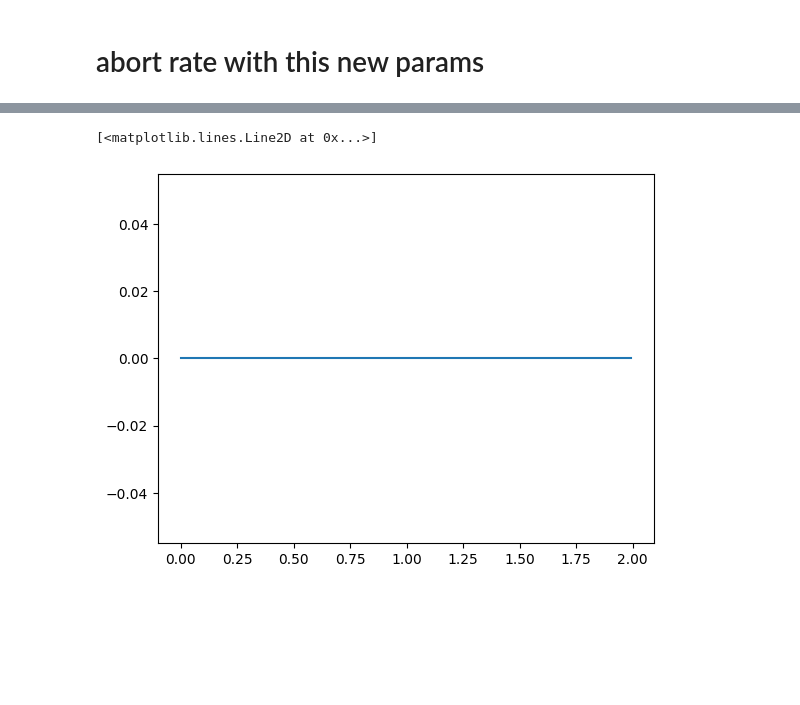
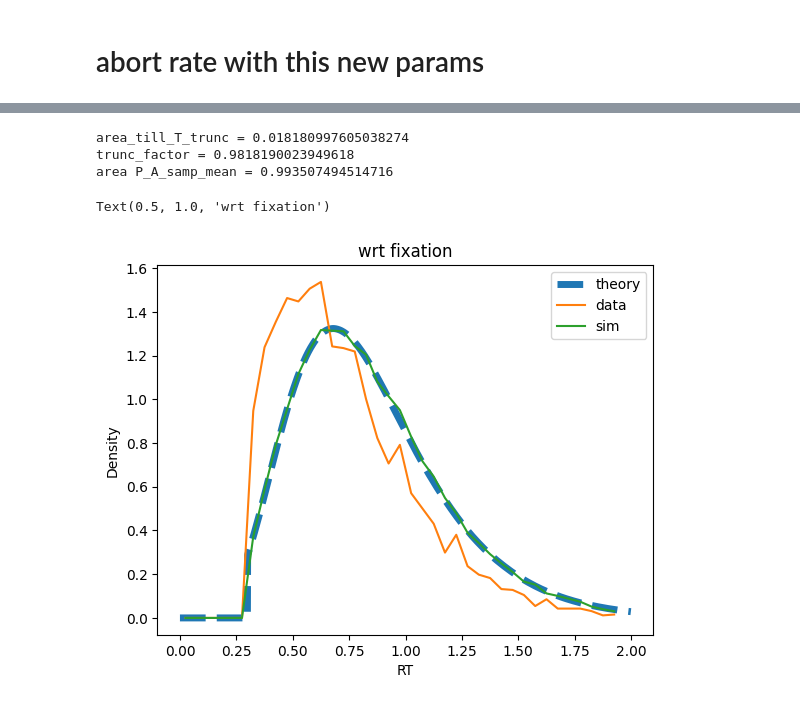
Before and after one commit to rakaar/ddm_data, a Jupyter notebook: fitting_aborts/post_LED_drift_and_motor_fit_VBMC.ipynb, the cells around one changed output, grey strips where cells are left out. Drawn from its saved outputs; the diff is of its cells as text; code cells hidden in the pictures; blank space fills up the shorter version.

```diff
--- a/fitting_aborts/post_LED_drift_and_motor_fit_VBMC.ipynb
+++ b/fitting_aborts/post_LED_drift_and_motor_fit_VBMC.ipynb
@@ -243,19 +212,18 @@ def PA_with_LEDON_2_VEC_DEBUG(t, v, vON, a, tfix, tled, delta_i, delta_m):
 # %%
-N_theory = int(1e3)
-t_pts = np.arange(0, 2, 0.005)
+N_theory = int(10e3)
+t_pts = np.arange(0, 2, 0.001)
 
 P_A_samples = np.zeros((N_theory, len(t_pts)))
 t_stim_and_led_tuple = [(row['intended_fix'], row['intended_fix'] - row['LED_onset_time']) for _, row in df.iterrows()]
 
 delta_i = total_proactive_delay - motor_delay_mean
-# sample N_theory indices
 indices = np.random.choice(len(df_led_on_aborts), N_theory)
 
-for i in tqdm(range(N_theory)):
-# for i in tqdm(range(10)):
+# for i in tqdm(range(N_theory)):
+for i in tqdm(range(len(indices))):
 
     _, t_LED = t_stim_and_led_tuple[indices[i]]
-    # P_A_samp = PA_with_LEDON_2_VEC(t_pts, V_A, post_LED_drift_mean, theta_A, 0, t_LED, delta_i, motor_delay_mean)
-    P_A_samp = PA_with_LEDON_2_VEC_DEBUG(t_pts, V_A, 2.53, theta_A, 0, t_LED, -0.22, 0.0405)
+    P_A_samp = PA_with_LEDON_2_VEC(t_pts, V_A, post_LED_drift_mean, theta_A, 0, t_LED, delta_i, motor_delay_mean)
+    P_A_samples[i, :] = P_A_samp
 
 P_A_samp_mean = np.mean(P_A_samples, axis=0)
@@ -272,5 +229,0 @@ Text(0.5, 1.0, '75513')
-# %%
-plt.plot(t_pts, P_A_samp_mean, label='mean')
-# %% [output]
-[<matplotlib.lines.Line2D at 0x...>]
-[figure, removed]
@@ -276,0 +235,43 @@ plt.plot(t_pts, P_A_samp_mean, label='mean')
+# %%
+# wrt fixation
+# frac_aborts = len(df_led_on_aborts) / len(df_led_on)
+bins = np.arange(0, 2, 0.05)
+
+
+# theory
+T_trunc_idx = np.where(t_pts >= T_trunc)[0][0]
+area_till_T_trunc = trapz(P_A_samp_mean[:T_trunc_idx], t_pts[:T_trunc_idx])
+print(f'area_till_T_trunc = {area_till_T_trunc}')
+trunc_factor = 1 - area_till_T_trunc
+print(f'trunc_factor = {trunc_factor}')
+P_A_samp_mean[:T_trunc_idx] = 0
+P_A_samp_mean[T_trunc_idx:] /= trunc_factor
+print(f'area P_A_samp_mean = {trapz(P_A_samp_mean, t_pts)}')
+plt.plot(t_pts, P_A_samp_mean, label='theory', lw=5, ls='--')
+
+
+# data
+df_led_on_aborts_rt = df_led_on_aborts['timed_fix']
+frac_aborts = 1
+
+aborts_hist, _ = np.histogram(df_led_on_aborts_rt, bins=bins, density=True)
+aborts_hist *= frac_aborts
+bin_centers = (bins[1:] + bins[:-1]) / 2
+plt.plot(bin_centers, aborts_hist, label='data')
+
+
+
+# sim
+sim_hist, _ = np.histogram(sim_rts_wrt_fix, bins=bins, density=True)
+plt.plot(bin_centers, sim_hist, label='sim')
+
+plt.xlabel('RT')
+plt.ylabel('Density')
+plt.legend()
+plt.title('wrt fixation')
+# %% [output]
+area_till_T_trunc = 0.018180997605038274
+trunc_factor = 0.9818190023949618
+area P_A_samp_mean = 0.993507494514716
+Text(0.5, 1.0, 'wrt fixation')
+[figure, added]
```
Also changed, not shown: parts of 19 cells of this notebook, 1 other file.
